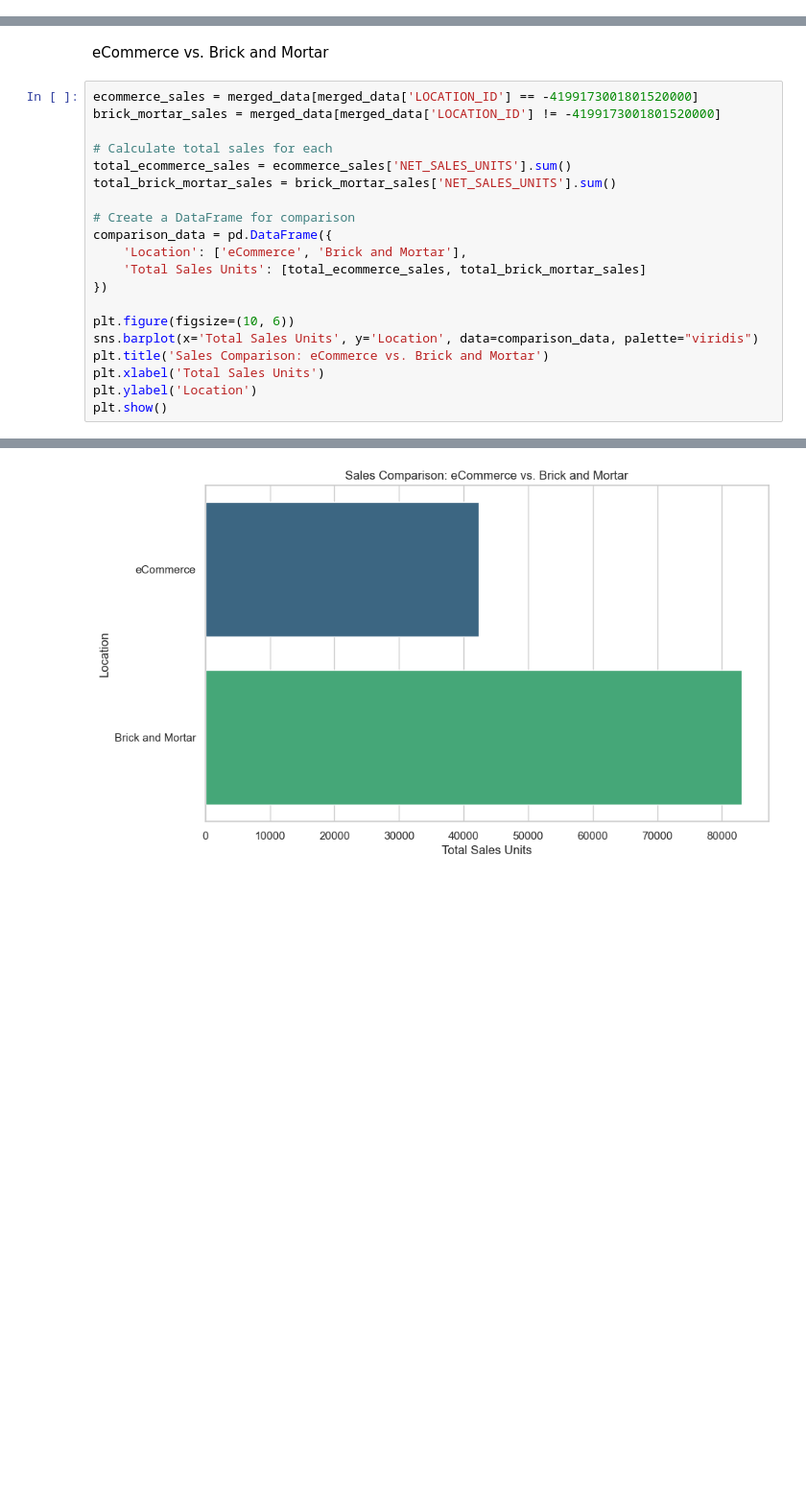
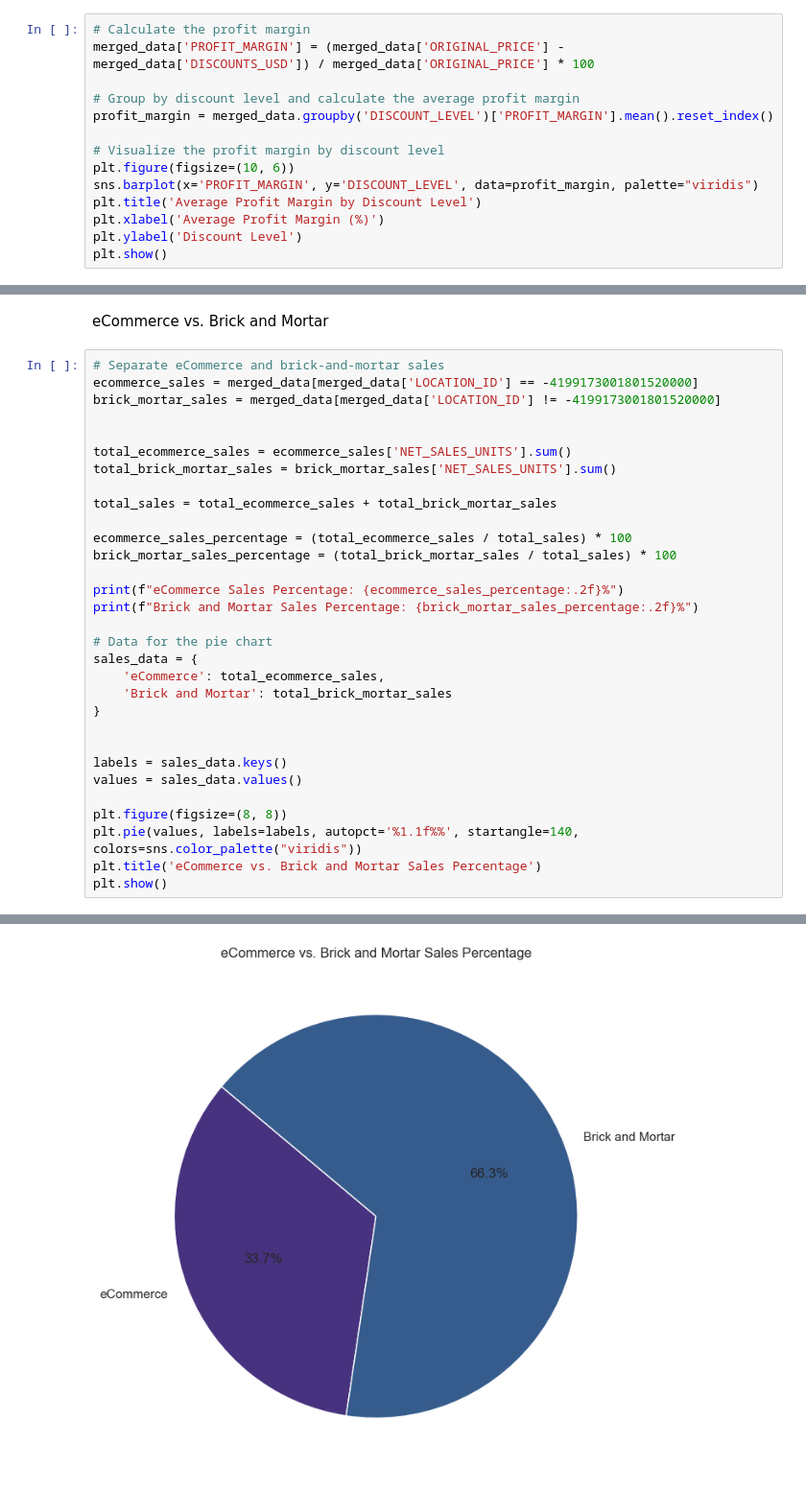
Before and after one commit to Marietagu/Analytics_Assessment, a Jupyter notebook: P2/Replies/data_analysis_product_insight.ipynb, the cells around one changed output, grey strips where cells are left out. Shown: that part at 96% size. Drawn from its saved outputs; the diff is of its cells as text; blank space fills up the shorter version.

```diff
--- a/P2/Replies/data_analysis_product_insight.ipynb
+++ b/P2/Replies/data_analysis_product_insight.ipynb
@@ -189,0 +212,14 @@ plt.show()
+# %%
+# Calculate the profit margin
+merged_data['PROFIT_MARGIN'] = (merged_data['ORIGINAL_PRICE'] - merged_data['DISCOUNTS_USD']) / merged_data['ORIGINAL_PRICE'] * 100
+
+# Group by discount level and calculate the average profit margin
+profit_margin = merged_data.groupby('DISCOUNT_LEVEL')['PROFIT_MARGIN'].mean().reset_index()
+
+# Visualize the profit margin by discount level
+plt.figure(figsize=(10, 6))
+sns.barplot(x='PROFIT_MARGIN', y='DISCOUNT_LEVEL', data=profit_margin, palette="viridis")
+plt.title('Average Profit Margin by Discount Level')
+plt.xlabel('Average Profit Margin (%)')
+plt.ylabel('Discount Level')
+plt.show()
@@ -190,23 +246,34 @@ plt.show()
 # %% [markdown]
 eCommerce vs. Brick and Mortar
 # %%
+# Separate eCommerce and brick-and-mortar sales
 ecommerce_sales = merged_data[merged_data['LOCATION_ID'] == -4199173001801520000]
 brick_mortar_sales = merged_data[merged_data['LOCATION_ID'] != -4199173001801520000]
 
-# Calculate total sales for each
+
 total_ecommerce_sales = ecommerce_sales['NET_SALES_UNITS'].sum()
 total_brick_mortar_sales = brick_mortar_sales['NET_SALES_UNITS'].sum()
 
-# Create a DataFrame for comparison
-comparison_data = pd.DataFrame({
-    'Location': ['eCommerce', 'Brick and Mortar'],
-    'Total Sales Units': [total_ecommerce_sales, total_brick_mortar_sales]
-})
+total_sales = total_ecommerce_sales + total_brick_mortar_sales
 
-plt.figure(figsize=(10, 6))
-sns.barplot(x='Total Sales Units', y='Location', data=comparison_data, palette="viridis")
-plt.title('Sales Comparison: eCommerce vs. Brick and Mortar')
-plt.xlabel('Total Sales Units')
-plt.ylabel('Location')
+ecommerce_sales_percentage = (total_ecommerce_sales / total_sales) * 100
+brick_mortar_sales_percentage = (total_brick_mortar_sales / total_sales) * 100
+
+print(f"eCommerce Sales Percentage: {ecommerce_sales_percentage:.2f}%")
+print(f"Brick and Mortar Sales Percentage: {brick_mortar_sales_percentage:.2f}%")
+
+# Data for the pie chart
+sales_data = {
+    'eCommerce': total_ecommerce_sales,
+    'Brick and Mortar': total_brick_mortar_sales
+}
+
+
+labels = sales_data.keys()
+values = sales_data.values()
+
+plt.figure(figsize=(8, 8))
+plt.pie(values, labels=labels, autopct='%1.1f%%', startangle=140, colors=sns.color_palette("viridis"))
+plt.title('eCommerce vs. Brick and Mortar Sales Percentage')
 plt.show()
 # %% [output]
@@ -213 +282 @@ plt.show()
-[figure, old version]
+[figure, new version]
```
Also changed, not shown: parts of 5 cells of this notebook, 1 other file.
